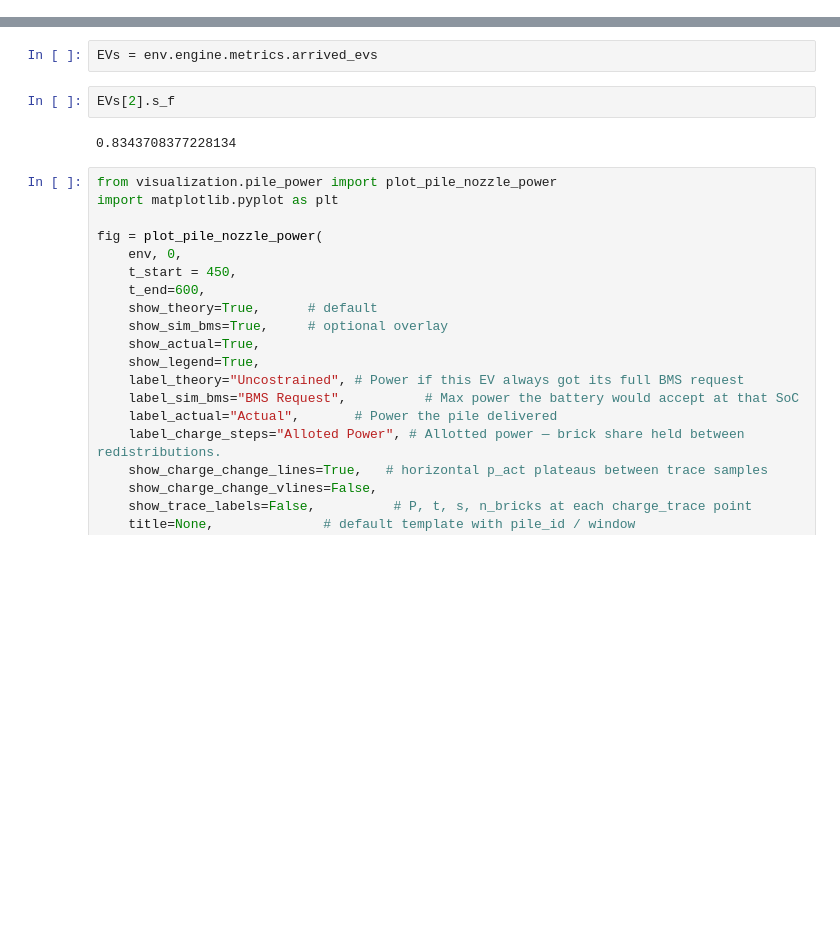
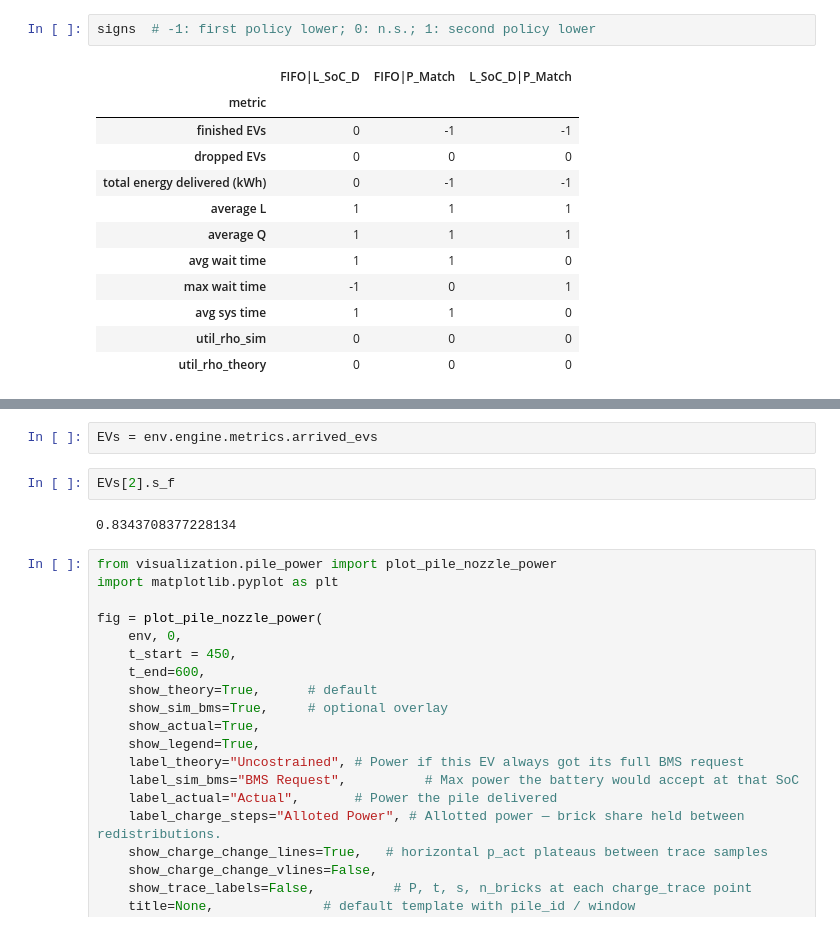
Before and after one commit to saneiimo/ChargingStationQueueing, a Jupyter notebook: main.ipynb, the cells around one changed output, grey strips where cells are left out. Drawn from its saved outputs; the diff is of its cells as text; blank space fills up the shorter version.

```diff
--- a/main.ipynb
+++ b/main.ipynb
@@ -47,0 +95,15 @@ summary
+# %%
+signs  # -1: first policy lower; 0: n.s.; 1: second policy lower
+# %% [output]
+|  | FIFO|L_SoC_D | FIFO|P_Match | L_SoC_D|P_Match |
+| metric |  |  |  |
+| finished EVs | 0 | -1 | -1 |
+| dropped EVs | 0 | 0 | 0 |
+| total energy delivered (kWh) | 0 | -1 | -1 |
+| average L | 1 | 1 | 1 |
+| average Q | 1 | 1 | 1 |
+| avg wait time | 1 | 1 | 0 |
+| max wait time | -1 | 0 | 1 |
+| avg sys time | 1 | 1 | 0 |
+| util_rho_sim | 0 | 0 | 0 |
+| util_rho_theory | 0 | 0 | 0 |
```
Also changed, not shown: parts of 9 cells of this notebook.
